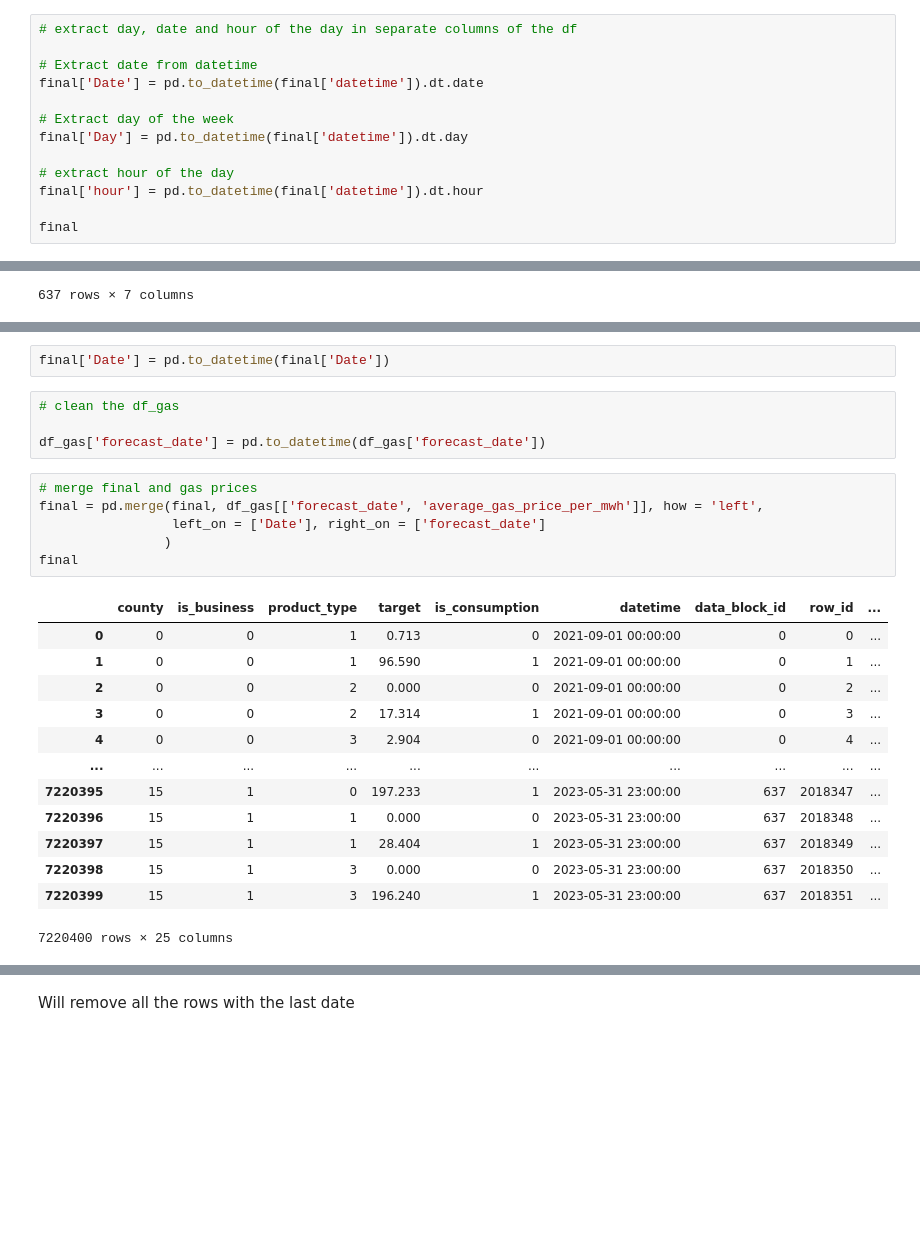
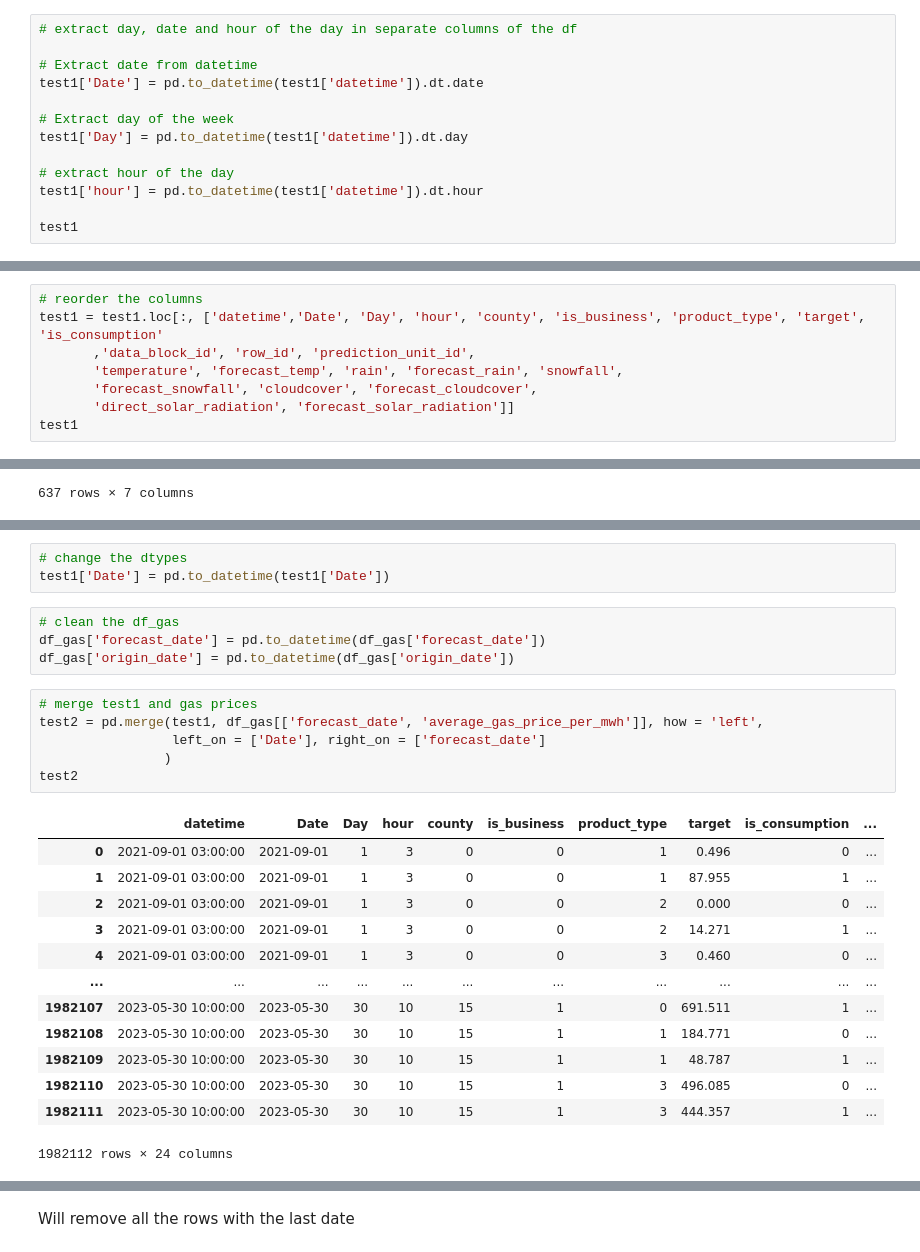
Before and after one commit to Himanshu1948/Enefit, a Jupyter notebook: notebooks/EDA.ipynb, the cells around one changed output, grey strips where cells are left out. Cells and saved outputs as stored; diff of their text form; blank space fills up the shorter version.

Commit message:
Corrected the EDA. Datasets correctly merged.

```diff
--- a/notebooks/EDA.ipynb
+++ b/notebooks/EDA.ipynb
@@ -977,14 +960,14 @@ for now, keeping the null values as XGBoost can handle the null values
 # extract day, date and hour of the day in separate columns of the df
 
 # Extract date from datetime
-final['Date'] = pd.to_datetime(final['datetime']).dt.date
+test1['Date'] = pd.to_datetime(test1['datetime']).dt.date
 
 # Extract day of the week
-final['Day'] = pd.to_datetime(final['datetime']).dt.day
+test1['Day'] = pd.to_datetime(test1['datetime']).dt.day
 
 # extract hour of the day
-final['hour'] = pd.to_datetime(final['datetime']).dt.hour
+test1['hour'] = pd.to_datetime(test1['datetime']).dt.hour
 
-final
+test1
 # %% [output]
 |  | county | is_business | product_type | target | is_consumption | datetime | data_block_id | row_id | ... |
@@ -1002,0 +996,8 @@ final
+# %%
+# reorder the columns
+test1 = test1.loc[:, ['datetime','Date', 'Day', 'hour', 'county', 'is_business', 'product_type', 'target', 'is_consumption'
+       ,'data_block_id', 'row_id', 'prediction_unit_id',
+       'temperature', 'forecast_temp', 'rain', 'forecast_rain', 'snowfall',
+       'forecast_snowfall', 'cloudcover', 'forecast_cloudcover',
+       'direct_solar_radiation', 'forecast_solar_radiation']]
+test1
@@ -1059,26 +1078,27 @@ final
 # %%
-final['Date'] = pd.to_datetime(final['Date'])
+# change the dtypes
+test1['Date'] = pd.to_datetime(test1['Date'])
 # %%
 # clean the df_gas
-
 df_gas['forecast_date'] = pd.to_datetime(df_gas['forecast_date'])
+df_gas['origin_date'] = pd.to_datetime(df_gas['origin_date'])
 # %%
-# merge final and gas prices
-final = pd.merge(final, df_gas[['forecast_date', 'average_gas_price_per_mwh']], how = 'left',
+# merge test1 and gas prices
+test2 = pd.merge(test1, df_gas[['forecast_date', 'average_gas_price_per_mwh']], how = 'left',
                  left_on = ['Date'], right_on = ['forecast_date']
                 )
-final
+test2
 # %% [output]
-|  | county | is_business | product_type | target | is_consumption | datetime | data_block_id | row_id | ... |
-| 0 | 0 | 0 | 1 | 0.713 | 0 | 2021-09-01 00:00:00 | 0 | 0 | ... |
-| 1 | 0 | 0 | 1 | 96.590 | 1 | 2021-09-01 00:00:00 | 0 | 1 | ... |
-| 2 | 0 | 0 | 2 | 0.000 | 0 | 2021-09-01 00:00:00 | 0 | 2 | ... |
-| 3 | 0 | 0 | 2 | 17.314 | 1 | 2021-09-01 00:00:00 | 0 | 3 | ... |
-| 4 | 0 | 0 | 3 | 2.904 | 0 | 2021-09-01 00:00:00 | 0 | 4 | ... |
-| ... | ... | ... | ... | ... | ... | ... | ... | ... | ... |
-| 7220395 | 15 | 1 | 0 | 197.233 | 1 | 2023-05-31 23:00:00 | 637 | 2018347 | ... |
-| 7220396 | 15 | 1 | 1 | 0.000 | 0 | 2023-05-31 23:00:00 | 637 | 2018348 | ... |
-| 7220397 | 15 | 1 | 1 | 28.404 | 1 | 2023-05-31 23:00:00 | 637 | 2018349 | ... |
-| 7220398 | 15 | 1 | 3 | 0.000 | 0 | 2023-05-31 23:00:00 | 637 | 2018350 | ... |
-| 7220399 | 15 | 1 | 3 | 196.240 | 1 | 2023-05-31 23:00:00 | 637 | 2018351 | ... |
+|  | datetime | Date | Day | hour | county | is_business | product_type | target | is_consumption | ... |
+| 0 | 2021-09-01 03:00:00 | 2021-09-01 | 1 | 3 | 0 | 0 | 1 | 0.496 | 0 | ... |
+| 1 | 2021-09-01 03:00:00 | 2021-09-01 | 1 | 3 | 0 | 0 | 1 | 87.955 | 1 | ... |
+| 2 | 2021-09-01 03:00:00 | 2021-09-01 | 1 | 3 | 0 | 0 | 2 | 0.000 | 0 | ... |
+| 3 | 2021-09-01 03:00:00 | 2021-09-01 | 1 | 3 | 0 | 0 | 2 | 14.271 | 1 | ... |
+| 4 | 2021-09-01 03:00:00 | 2021-09-01 | 1 | 3 | 0 | 0 | 3 | 0.460 | 0 | ... |
+| ... | ... | ... | ... | ... | ... | ... | ... | ... | ... | ... |
+| 1982107 | 2023-05-30 10:00:00 | 2023-05-30 | 30 | 10 | 15 | 1 | 0 | 691.511 | 1 | ... |
+| 1982108 | 2023-05-30 10:00:00 | 2023-05-30 | 30 | 10 | 15 | 1 | 1 | 184.771 | 0 | ... |
+| 1982109 | 2023-05-30 10:00:00 | 2023-05-30 | 30 | 10 | 15 | 1 | 1 | 48.787 | 1 | ... |
+| 1982110 | 2023-05-30 10:00:00 | 2023-05-30 | 30 | 10 | 15 | 1 | 3 | 496.085 | 0 | ... |
+| 1982111 | 2023-05-30 10:00:00 | 2023-05-30 | 30 | 10 | 15 | 1 | 3 | 444.357 | 1 | ... |
-7220400 rows × 25 columns
+1982112 rows × 24 columns
```
Also changed, not shown: parts of 43 cells of this notebook.
